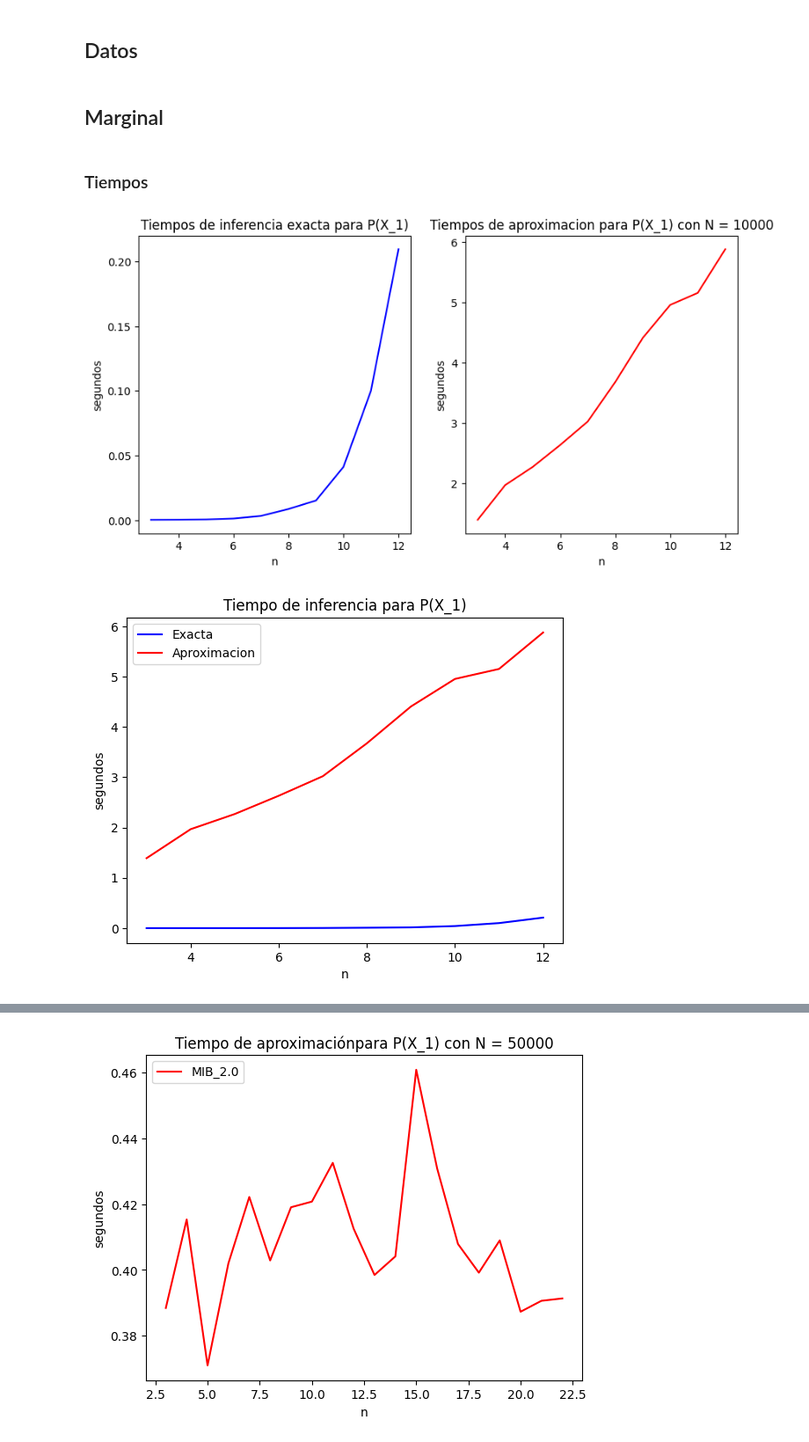
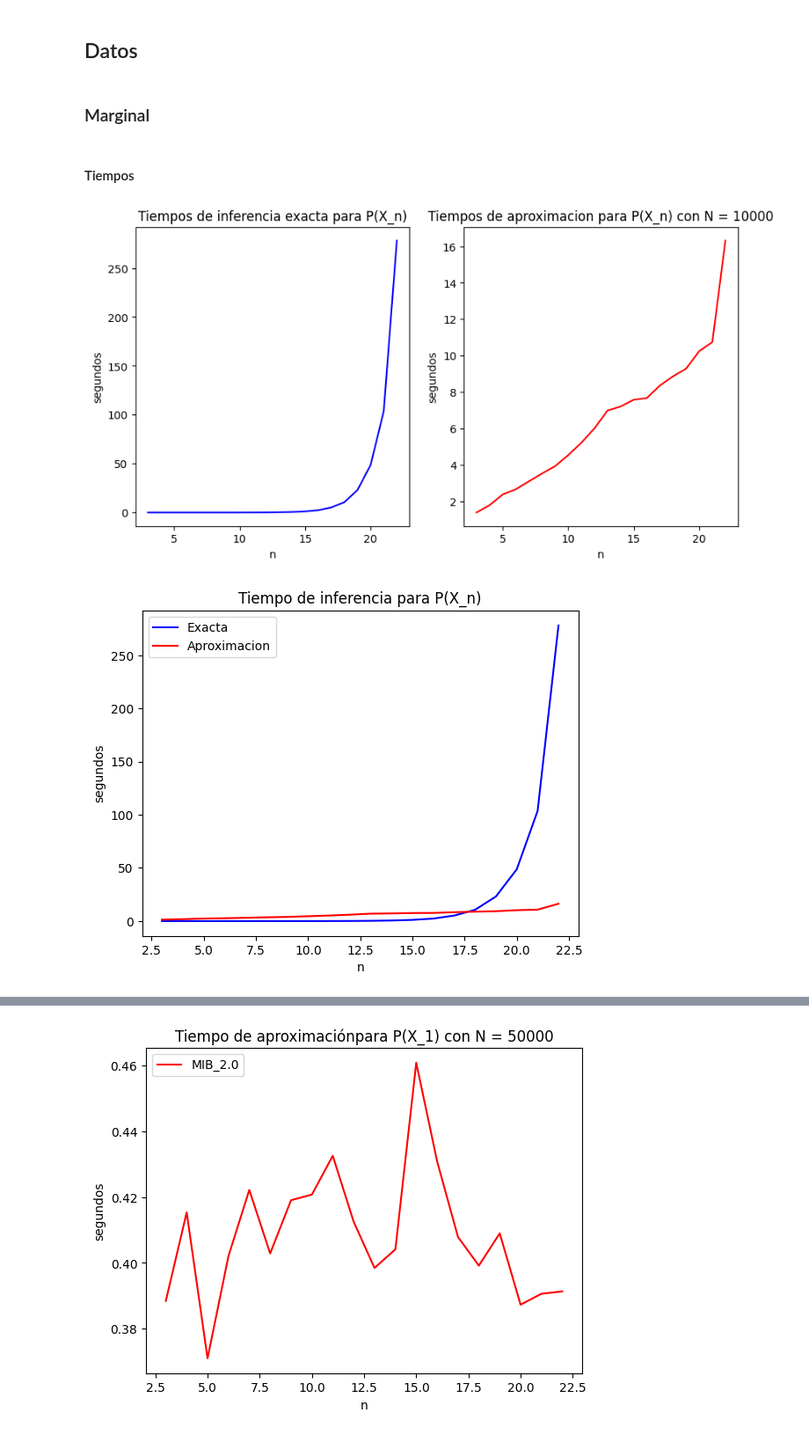
Before and after one commit to robertorys/Tesis, a Jupyter notebook: Test_mib_v2_3_2.ipynb, the cells around one changed output, grey strips where cells are left out. Shown at 88% size. Cells and saved outputs as stored; diff of their text form; code cells hidden in the pictures.

```diff
--- a/Test_mib_v2_3_2.ipynb
+++ b/Test_mib_v2_3_2.ipynb
@@ -492,7 +489,7 @@ memoryC_A = []
 
 test_n = 10
 for i in range(n):
-    print(i)
+    print(i+1)
     values = set([0,1])
 
     vars = tuple([mb.Var("X"+str(j+1), values) for j in range(i+3)])
@@ -517,7 +514,7 @@ for i in range(n):
     timesC_Ai = 0
     memoryC_Ai = 0
     for m in range(test_n):
-        print(f"\t{m}")
+        print(f"\t{m+1}")
         # Inferencia de una distibución condicional
         tracemalloc.start()
 
@@ -531,7 +528,7 @@ for i in range(n):
         tiempo_ejecucion = fin - inicio
 
         timesC_i += tiempo_ejecucion
-        memoryC_i += memoria_pico
+        memoryC_i += memoria_actual
 
         # Aproximación de una distibución condicional
         tracemalloc.start()
@@ -546,7 +543,7 @@ for i in range(n):
         tiempo_ejecucion = fin - inicio
 
         timesC_Ai += tiempo_ejecucion
-        memoryC_Ai += memoria_pico
+        memoryC_Ai += memoria_actual
 
     timesC.append(timesC_i/ test_n)
     memoryC.append(memoryC_i / test_n)
@@ -606,18 +626,18 @@ def grafica(list1, list2, label1, label2, title, xn, x_label, y_label):
     # Mostrar las gráficas
     plt.show()
 # %% [markdown]
-## Marginal
+### Marginal
 # %% [markdown]
-### Tiempos
+#### Tiempos
 # %%
-xn = [i+3 for i in range(10)]
-title1 = "Tiempos de inferencia exacta para P(X_1)"
-title2 = "Tiempos de aproximacion para P(X_1) con N = 10000"
+xn = [i+3 for i in range(n)]
+title1 = "Tiempos de inferencia exacta para P(X_n)"
+title2 = "Tiempos de aproximacion para P(X_n) con N = 10000"
 grafica2(timesM, timesM_A, title1, title2, xn, 'n', 'segundos')
 # %% [output]
-[figure, old version]
+[figure, new version]
 # %%
-grafica(timesM, timesM_A, 'Exacta', 'Aproximacion', "Tiempo de inferencia para P(X_1)", xn, 'n', 'segundos')
+grafica(timesM, timesM_A, 'Exacta', 'Aproximacion', "Tiempo de inferencia para P(X_n)", xn, 'n', 'segundos')
 # %% [output]
-[figure, old version]
+[figure, new version]
 # %% [markdown]
```
Also changed, not shown: parts of 14 cells of this notebook, 3 other files.
